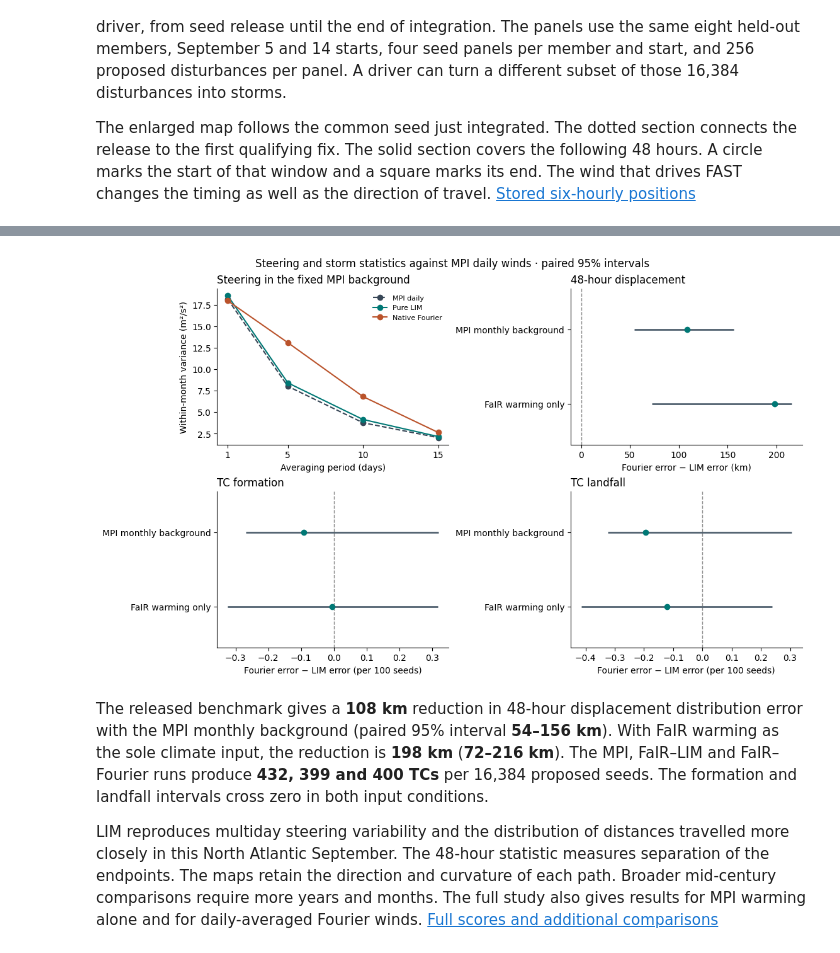
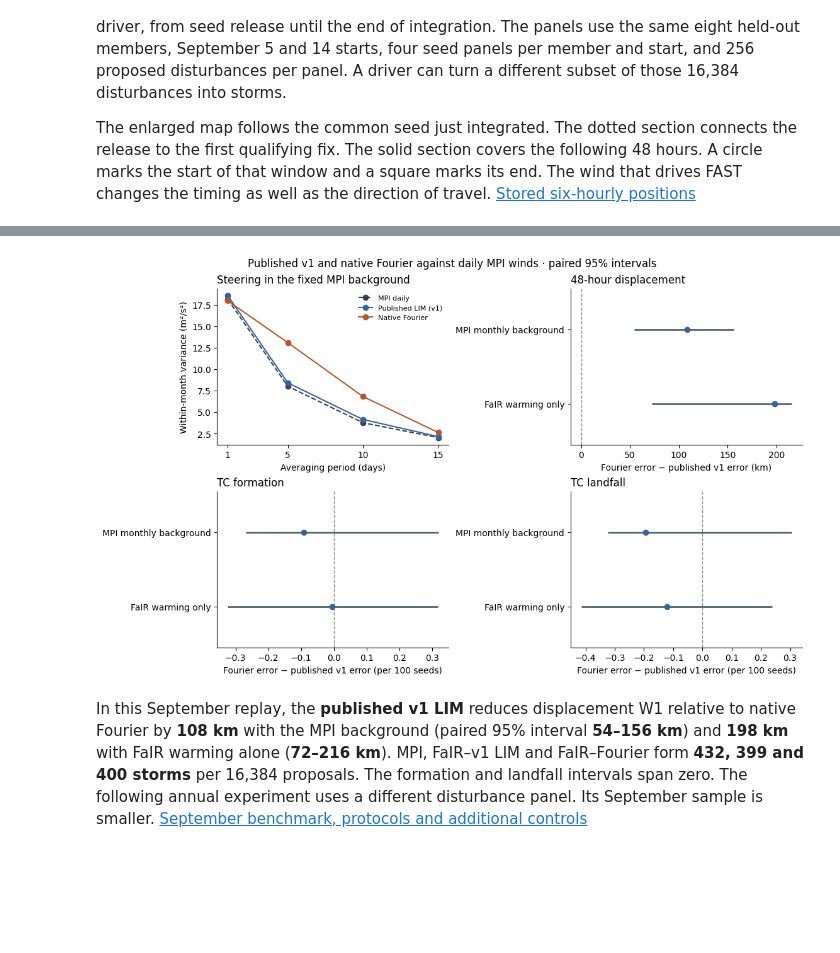
Before and after one commit to ZhanxiangHua/north-atlantic-pure-lim, a Jupyter notebook: notebooks/FaIR_EOF_LIM_to_Tropical_Cyclones.ipynb, the cells around one changed output, grey strips where cells are left out. Cells and saved outputs as stored; diff of their text form; code cells hidden in the pictures; blank space fills up the shorter version.

```diff
--- a/notebooks/FaIR_EOF_LIM_to_Tropical_Cyclones.ipynb
+++ b/notebooks/FaIR_EOF_LIM_to_Tropical_Cyclones.ipynb
@@ -401,7 +401,8 @@ mpi_report = root / "reports/mpi2050"
 mpi_out = out / "mpi2050"
 mpi_out.mkdir(exist_ok=True)
 drivers = [MPI, LIM, FOURIER]
-colors[MPI] = "#384757"
+colors[MPI] = "#334355"
+colors[LIM] = "#3563a0"
 fixed_bg, fair_only = "MPI background", "FaIR warming only"
 storm_key = ["protocol", "method", "member", "draw", "origin", "seed_id"]
 
@@ -599,44 +649,42 @@ For each of the three storm panels, the dot is **Fourier error minus LIM error**
 # %%
 from score_mpi2050 import summarize
 
 paired_scores, _, _ = summarize(mpi_report)  # Recompute rates, W1 distances and paired intervals.
 scores_native = paired_scores[paired_scores.comparator.eq(FOURIER)].set_index(["protocol", "metric"])
 for row in storm_stats.itertuples(index=False, name=None):
     protocol, driver, *_, w1 = row
-    if driver != MPI:
-        col = "lim_error" if driver == LIM else "fourier_error"
-        np.testing.assert_allclose(w1, scores_native.loc[(protocol, "displacement_48h_km"), col], atol=0.005, rtol=0)
+    if driver in (v1_label, fourier_label):
+        column = "lim_error" if driver == v1_label else "fourier_error"
+        np.testing.assert_allclose(w1, scores_native.loc[(protocol, "displacement_48h_km"), column], atol=0.005, rtol=0)
 
 fig, axs = plt.subplots(2, 2, figsize=(11.2, 6.7), layout="constrained")
 ax = axs[0, 0]
 days = [1, 5, 10, 15]
 wind = scores_native.loc[fixed_bg].loc[[f"steering_{d}d" for d in days]]
 for driver, col in zip(drivers, ["reference", "lim", "fourier"]):
-    ax.plot(days, wind[col], marker="o", color=colors[driver], ls="--" if driver == MPI else "-", label=driver)
+    ax.plot(days, wind[col], marker="o", color=colors[driver], ls="--" if driver == MPI else "-", label=v1_label if driver == LIM else driver)
 ax.set(title="Steering in the fixed MPI background", xlabel="Averaging period (days)",
        ylabel="Within-month variance (m²/s²)", xticks=days)
 ax.legend(frameon=False, fontsize=8)
 
 metrics = [("displacement_48h_km", "48-hour displacement", "km"),
            ("tc_per_100", "TC formation", "per 100 seeds"),
            ("landfall_per_100", "TC landfall", "per 100 seeds")]
 for ax, (metric, title, unit) in zip(axs.flat[1:], metrics):
     ax.axvline(0, color=".55", ls="--", lw=1)
-    for i, condition in enumerate(conditions):
+    for i, condition in enumerate(september_conditions):
         r = scores_native.loc[(condition, metric)]
         ax.hlines(i, r.paired_low, r.paired_high, color="#526270", lw=2)
         ax.plot(r.advantage, i, "o", color=colors[LIM], ms=6)
-    ax.set(title=title, xlabel=f"Fourier error − LIM error ({unit})",
-           yticks=[0, 1], yticklabels=list(conditions.values()), ylim=(1.55, -.55))
-fig.suptitle("Steering and storm statistics against MPI daily winds · paired 95% intervals")
+    ax.set(title=title, xlabel=f"Fourier error − published v1 error ({unit})",
+           yticks=[0, 1], yticklabels=list(september_conditions.values()), ylim=(1.55, -.55))
+fig.suptitle("Published v1 and native Fourier against daily MPI winds · paired 95% intervals")
 fig.savefig(mpi_out / "mpi_skill_intervals.png")
 plt.show()
 # %% [output]
-[figure, old version]
+[figure, new version]
 # %% [markdown]
-The released benchmark gives a **108 km** reduction in 48-hour displacement distribution error with the MPI monthly background (paired 95% interval **54–156 km**). With FaIR warming as the sole climate input, the reduction is **198 km** (**72–216 km**). The MPI, FaIR–LIM and FaIR–Fourier runs produce **432, 399 and 400 TCs** per 16,384 proposed seeds. The formation and landfall intervals cross zero in both input conditions.
-
-LIM reproduces multiday steering variability and the distribution of distances travelled more closely in this North Atlantic September. The 48-hour statistic measures separation of the endpoints. The maps retain the direction and curvature of each path. Broader mid-century comparisons require more years and months. The full study also gives results for MPI warming alone and for daily-averaged Fourier winds. [Full scores and additional comparisons](../reports/mpi2050/README.md)
+In this September replay, the **published v1 LIM** reduces displacement W1 relative to native Fourier by **108 km** with the MPI background (paired 95% interval **54–156 km**) and **198 km** with FaIR warming alone (**72–216 km**). MPI, FaIR–v1 LIM and FaIR–Fourier form **432, 399 and 400 storms** per 16,384 proposals. The formation and landfall intervals span zero. The following annual experiment uses a different disturbance panel. Its September sample is smaller. [September benchmark, protocols and additional controls](../reports/mpi2050/README.md)
 # %% [markdown]
 ## 7. Follow the 2050 comparison through all twelve months
 
```
Also changed, not shown: parts of 22 cells of this notebook, 6 other files.
